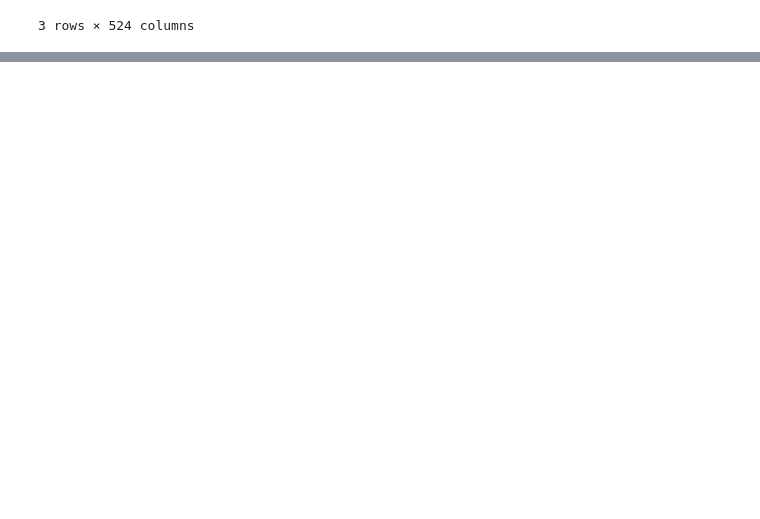
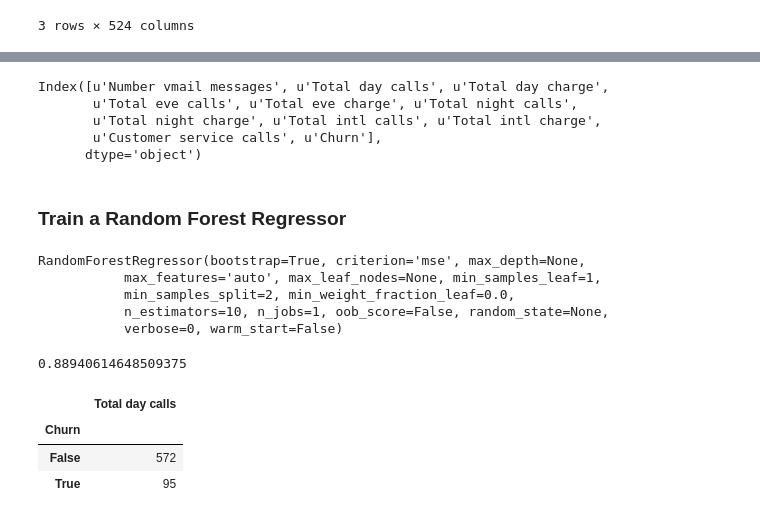
Before and after one commit to RickBahague/datascience_dspop, a Jupyter notebook: notebooks/Python For Data Science Work.ipynb, the cells around one changed output, grey strips where cells are left out. Cells and saved outputs as stored; diff of their text form; code cells hidden in the pictures; blank space fills up the shorter version.

```diff
--- a/notebooks/Python For Data Science Work.ipynb
+++ b/notebooks/Python For Data Science Work.ipynb
@@ -284,0 +306,5 @@ pokemon_species_merged_agg.T
+# %%
+# test_data_sample = test_data[[u'Total day calls', u'Total day charge', u'Total eve minutes',\
+#                              u'State', u'International plan',\
+#                              u'Churn']]
+test_data_sample = test_data
@@ -284,0 +362,10 @@ pokemon_species_merged_agg.T
+# %%
+test_data_features.columns
+# %% [output]
+Index([u'Number vmail messages', u'Total day calls', u'Total day charge',
+       u'Total eve calls', u'Total eve charge', u'Total night calls',
+       u'Total night charge', u'Total intl calls', u'Total intl charge',
+       u'Customer service calls', u'Churn'],
+      dtype='object')
+# %% [markdown]
+### Train a Random Forest Regressor
@@ -284,0 +383,19 @@ pokemon_species_merged_agg.T
+# %%
+rf.fit(test_predictors.values, np.ravel(test_label.values))
+# %% [output]
+RandomForestRegressor(bootstrap=True, criterion='mse', max_depth=None,
+           max_features='auto', max_leaf_nodes=None, min_samples_leaf=1,
+           min_samples_split=2, min_weight_fraction_leaf=0.0,
+           n_estimators=10, n_jobs=1, oob_score=False, random_state=None,
+           verbose=0, warm_start=False)
+# %%
+rf.score(test_predictors.values,np.ravel(test_label.values))
+# %% [output]
+0.88940614648509375
+# %%
+test_data_sample[['Churn','Total day calls']].groupby("Churn").count()
+# %% [output]
+|  | Total day calls |
+| Churn |  |
+| False | 572 |
+| True | 95 |
```
Also changed, not shown: parts of 10 cells of this notebook.
